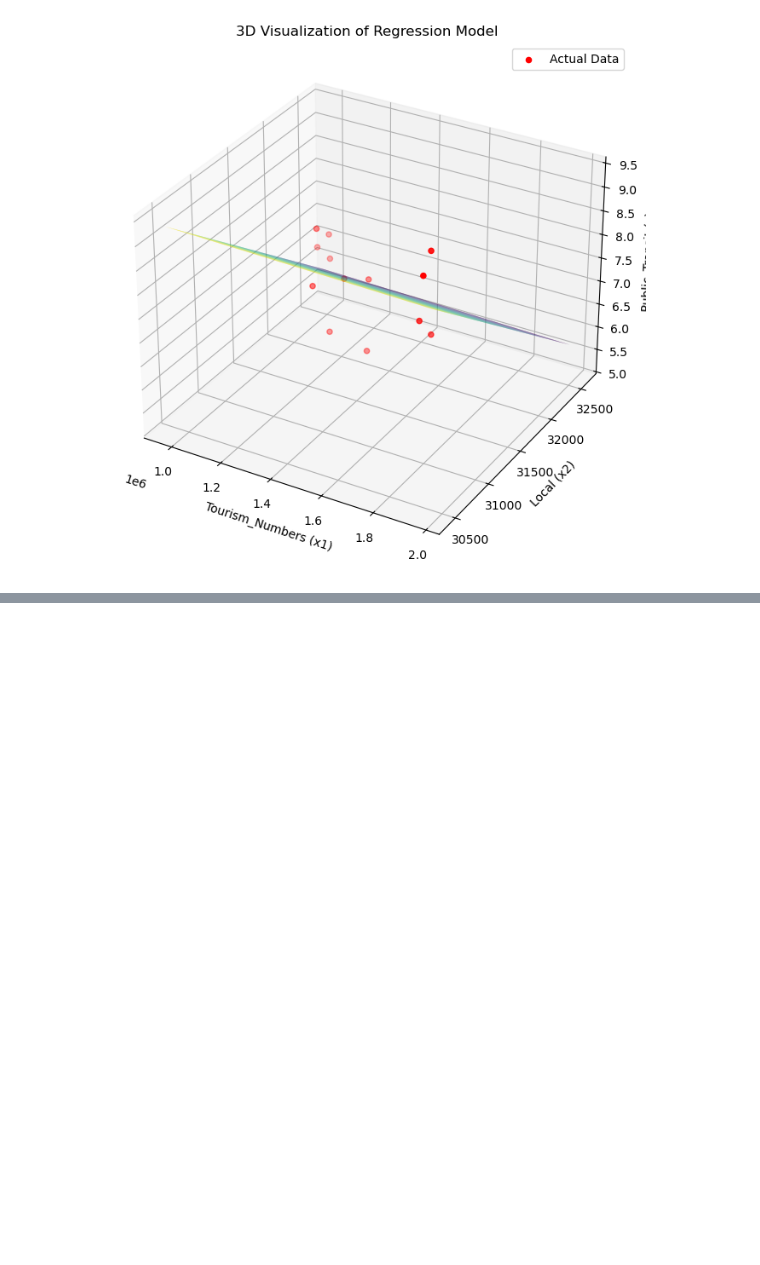
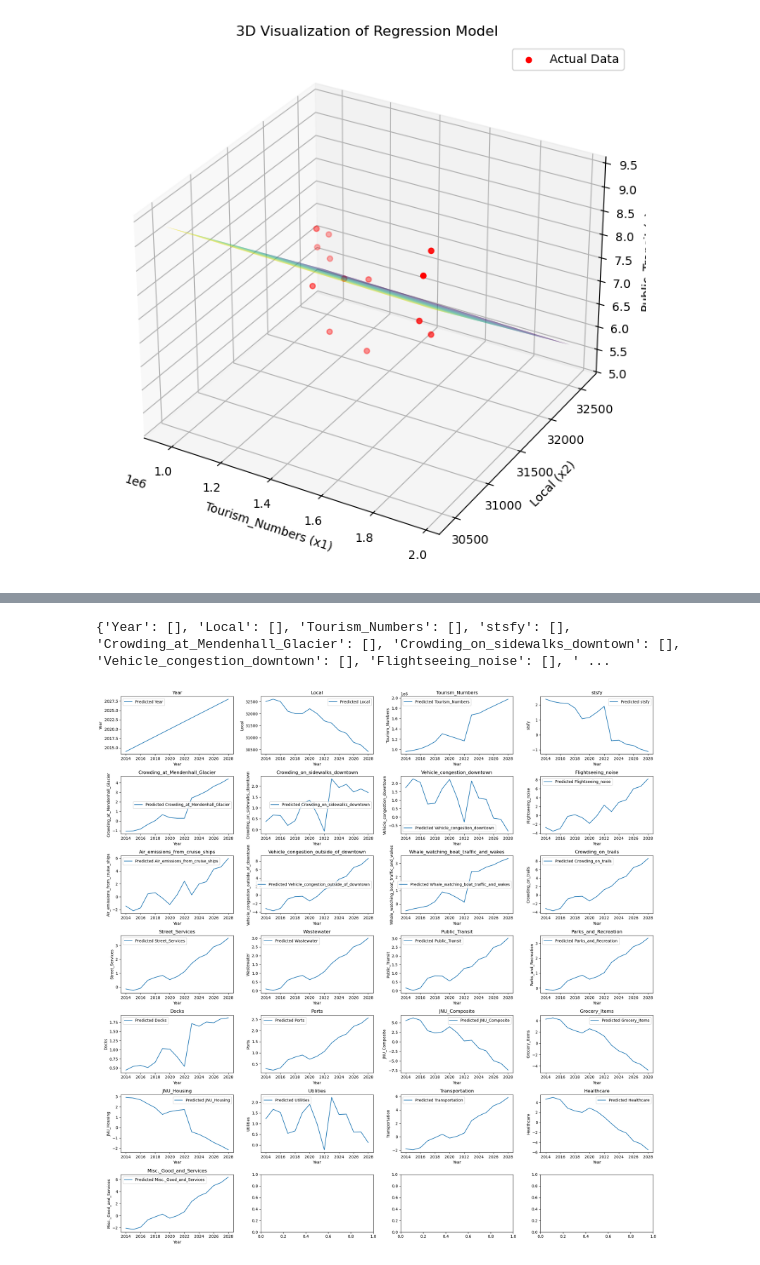
Before and after one commit to BlackMaple1203/MCM, a Jupyter notebook: Code/social/social_new.ipynb, the cells around one changed output, grey strips where cells are left out. Saved outputs shown, nothing was run; the diff lists cells and outputs as text; code cells hidden in the pictures; blank space fills up the shorter version.

```diff
--- a/Code/social/social_new.ipynb
+++ b/Code/social/social_new.ipynb
@@ -10,3 +10,5 @@ from sklearn.linear_model import LinearRegression
 td = data.tourism_data
 
 models = {}
+
+norm_models = {}
@@ -190,0 +258,32 @@ plt.show()
+# %%
+norm_td_pred = {}
+for key in td_norm.keys():
+    norm_td_pred[key] = []
+
+print(norm_td_pred)
+# %% [output]
+{'Year': [], 'Local': [], 'Tourism_Numbers': [], 'stsfy': [], 'Crowding_at_Mendenhall_Glacier': [], 'Crowding_on_sidewalks_downtown': [], 'Vehicle_congestion_downtown': [], 'Flightseeing_noise': [], ' ...
+# %%
+for key in norm_td_pred:
+    if key == "Tourism_Numbers" or key == "Year" or key == "Local":
+        norm_td_pred[key] = td_norm[key]
+        continue
+    model = norm_models[key]
+    y = model.predict(X)
+    norm_td_pred[key] = y.flatten()
+# %%
+# 画图
+fig, axs = plt.subplots(7, 4, figsize=(20, 20))
+axs = axs.flatten()
+
+for idx, key in enumerate(norm_td_pred.keys()):
+    axs[idx].plot(td_norm["Year"], norm_td_pred[key], label=f'Predicted {key}')
+    axs[idx].set_title(key)
+    axs[idx].set_xlabel('Year')
+    axs[idx].set_ylabel(key)
+    axs[idx].legend()
+
+plt.tight_layout()
+plt.show()
+# %% [output]
+[figure, added]
```
Also changed, not shown: parts of 8 cells of this notebook, 5 other files.
